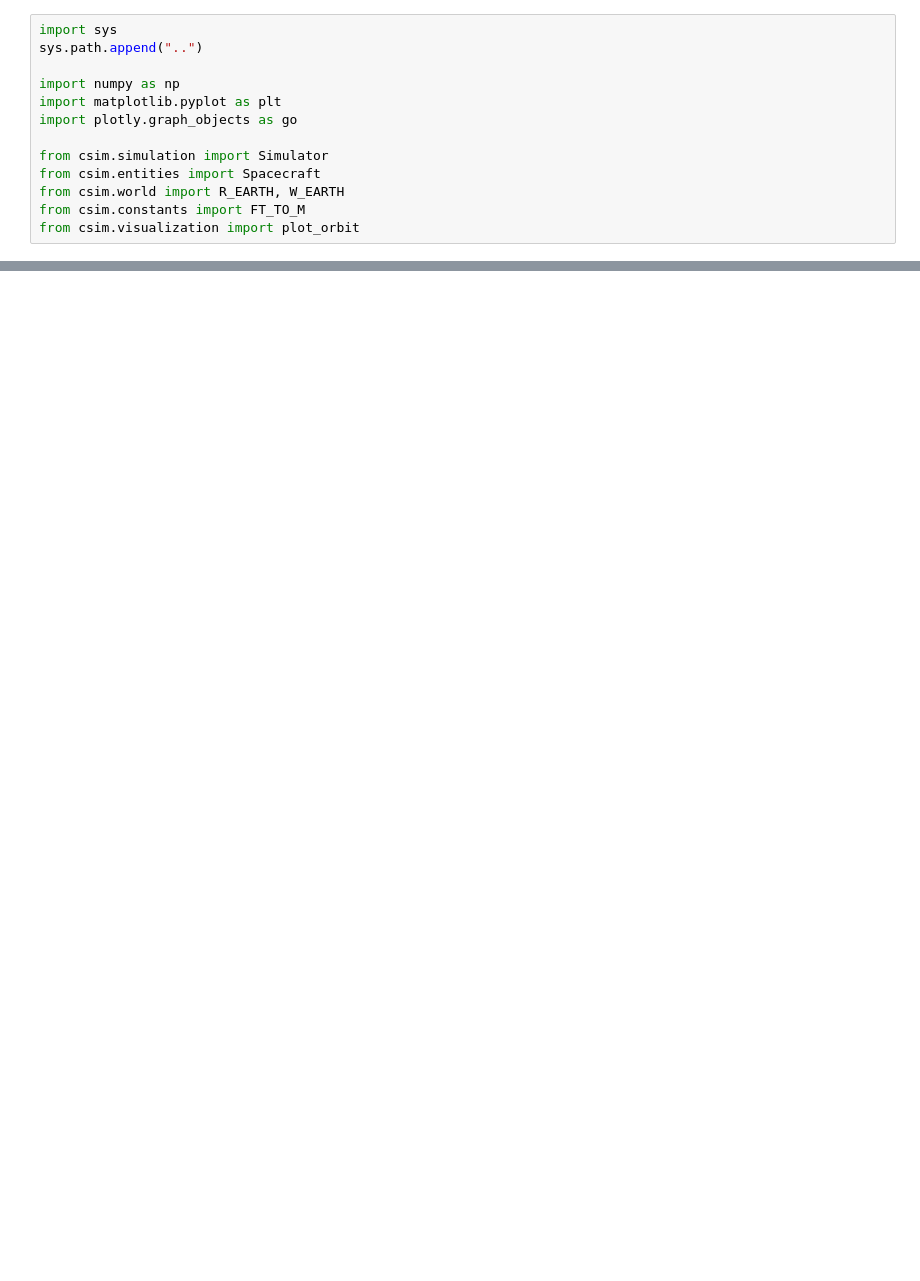
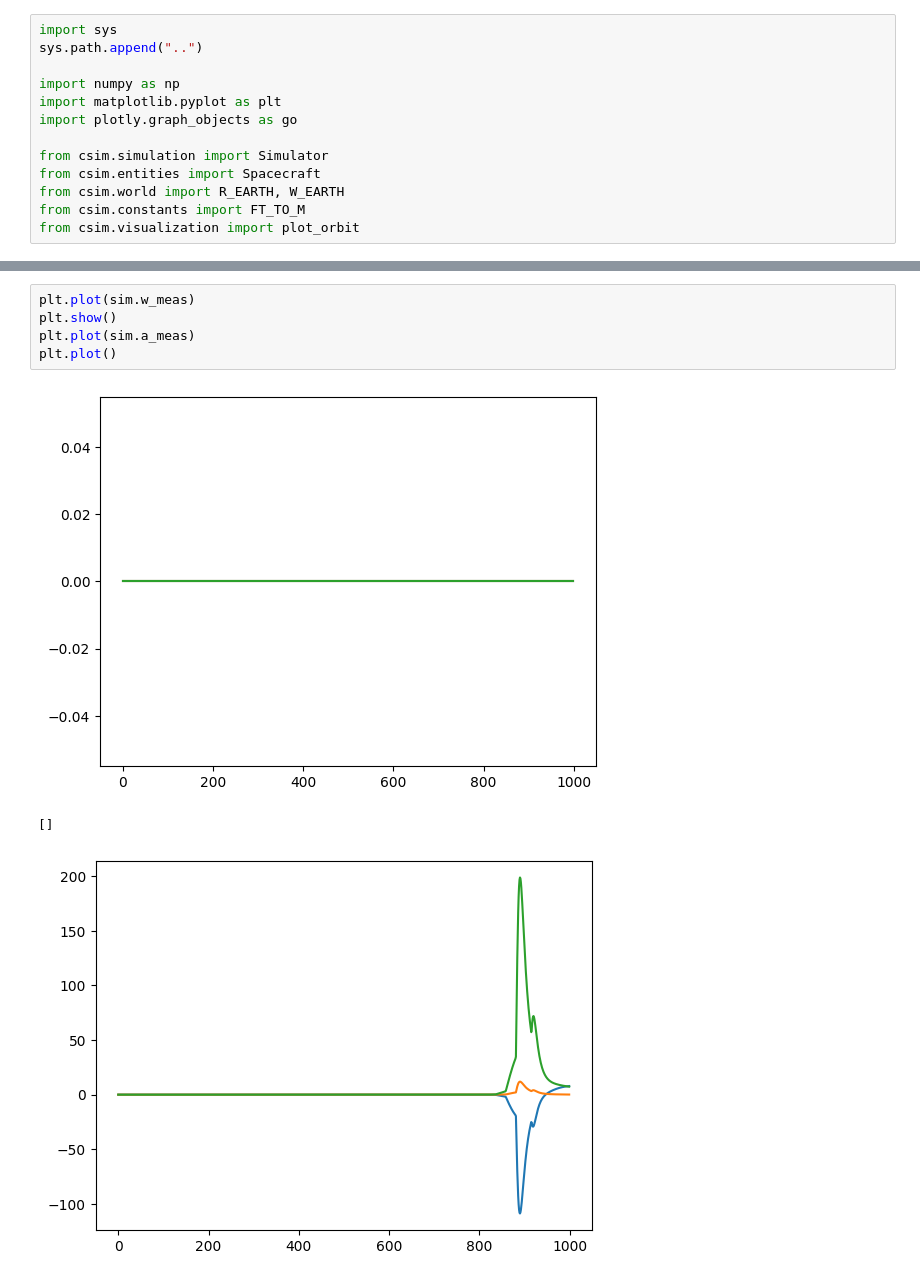
Before and after one commit to Cesium-Lab/gnc, a Jupyter notebook: sims/examples/simple_rocket.ipynb, the cells around one changed output, grey strips where cells are left out. Cells and saved outputs as stored; diff of their text form; blank space fills up the shorter version.

```diff
--- a/sims/examples/simple_rocket.ipynb
+++ b/sims/examples/simple_rocket.ipynb
@@ -107,0 +118,9 @@ plt.show()
+# %%
+plt.plot(sim.w_meas)
+plt.show()
+plt.plot(sim.a_meas)
+plt.plot()
+# %% [output]
+[figure, added]
+[]
+[figure, added]
```
Also changed, not shown: parts of 8 cells of this notebook.
